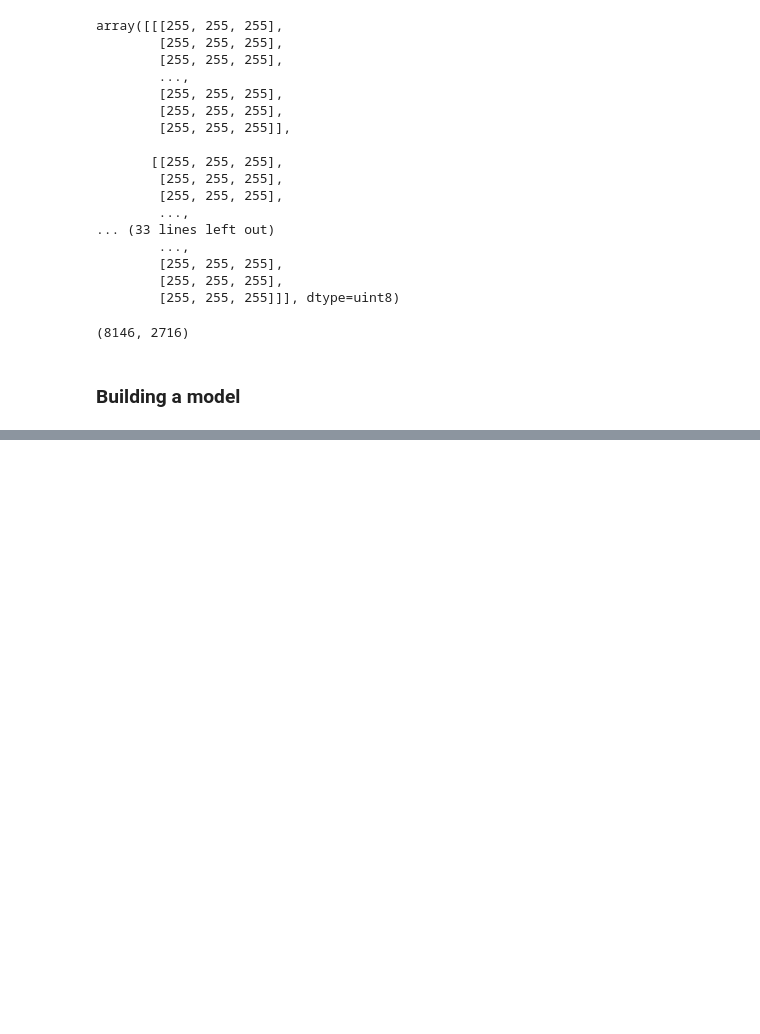
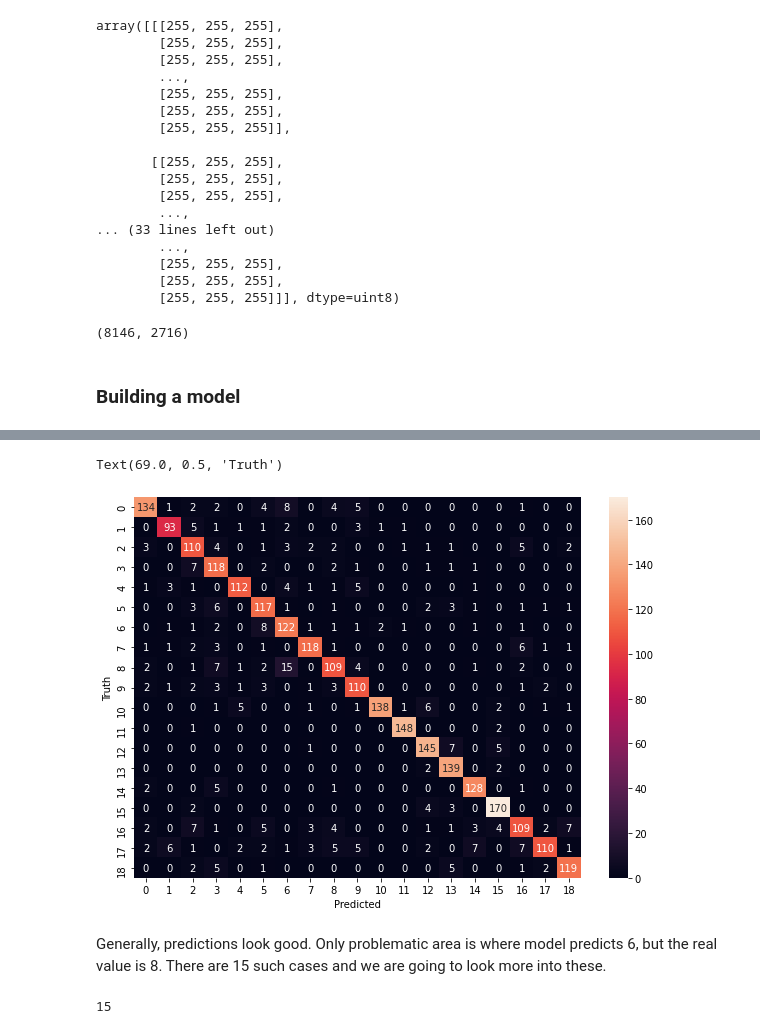
Before and after one commit to mattdmv/MathSolve, a Jupyter notebook: MathSolve - model building notebook .ipynb, the cells around one changed output, grey strips where cells are left out. Saved outputs shown, nothing was run; the diff lists cells and outputs as text; code cells hidden in the pictures; blank space fills up the shorter version.

Commit message:
Confusion matrix investigation

```diff
--- a/MathSolve - model building notebook .ipynb
+++ b/MathSolve - model building notebook .ipynb
@@ -240,0 +242,20 @@ model.evaluate(X_test_scaled,y_test)
+# %%
+# Predictions for all the values in the test dataset
+y_predicted = model.predict(X_test_scaled)
+# %%
+# list of predictions
+y_predicted_labels = [np.argmax(i) for i in y_predicted]
+# %%
+# confusion matrix
+confusion_matrix=tf.math.confusion_matrix(labels=y_test,predictions=y_predicted_labels)
+# %%
+# confusion matrix plot with seaborn
+plt.figure(figsize = (10,7))
+sns.heatmap(confusion_matrix, annot=True, fmt='d')
+plt.xlabel('Predicted')
+plt.ylabel('Truth')
+# %% [output]
+Text(69.0, 0.5, 'Truth')
+[figure, added]
+# %% [markdown]
+Generally, predictions look good. Only problematic area is where model predicts 6, but the real value is 8. There are 15 such cases and we are going to look more into these.
@@ -240,0 +268,5 @@ model.evaluate(X_test_scaled,y_test)
+# %%
+# check (expected output 15)
+len(pos_indx)
+# %% [output]
+15
```
Also changed, not shown: parts of 6 cells of this notebook.
